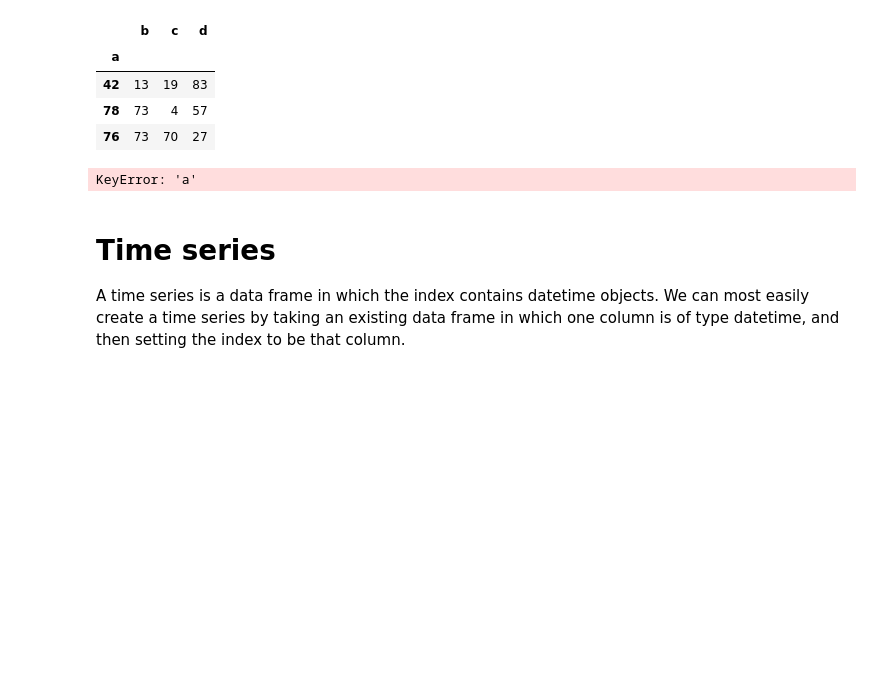
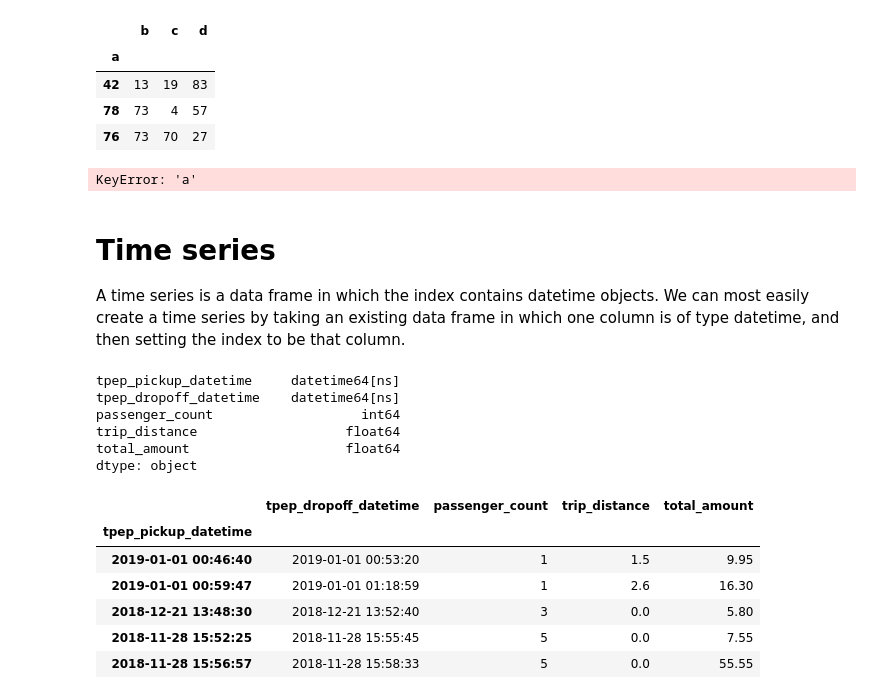
Before and after one commit to reuven/oreilly-2022-07July-analytics, a Jupyter notebook: 2022-08Aug-23.ipynb, the cells around one changed output. Saved outputs shown, nothing was run; the diff lists cells and outputs as text; code cells hidden in the pictures; blank space fills up the shorter version.

```diff
--- a/2022-08Aug-23.ipynb
+++ b/2022-08Aug-23.ipynb
@@ -1637,3 +1637,26 @@ df = pd.read_csv('../data/nyc_taxi_2019-01.csv',
                          'passenger_count', 'trip_distance', 'total_amount'],
                  parse_dates=['tpep_pickup_datetime', 'tpep_dropoff_datetime']
                 )
+# %%
+df.dtypes
+# %% [output]
+tpep_pickup_datetime     datetime64[ns]
+tpep_dropoff_datetime    datetime64[ns]
+passenger_count                   int64
+trip_distance                   float64
+total_amount                    float64
+dtype: object
+# %%
+# I can turn my data frame into a time series by setting the index
+# to be tpep_pickup_datetime
+
+df = df.set_index('tpep_pickup_datetime')
+df.head()
+# %% [output]
+|  | tpep_dropoff_datetime | passenger_count | trip_distance | total_amount |
+| tpep_pickup_datetime |  |  |  |  |
+| 2019-01-01 00:46:40 | 2019-01-01 00:53:20 | 1 | 1.5 | 9.95 |
+| 2019-01-01 00:59:47 | 2019-01-01 01:18:59 | 1 | 2.6 | 16.30 |
+| 2018-12-21 13:48:30 | 2018-12-21 13:52:40 | 3 | 0.0 | 5.80 |
+| 2018-11-28 15:52:25 | 2018-11-28 15:55:45 | 5 | 0.0 | 7.55 |
+| 2018-11-28 15:56:57 | 2018-11-28 15:58:33 | 5 | 0.0 | 55.55 |
```
Also changed, not shown: parts of 1 cell of this notebook.
